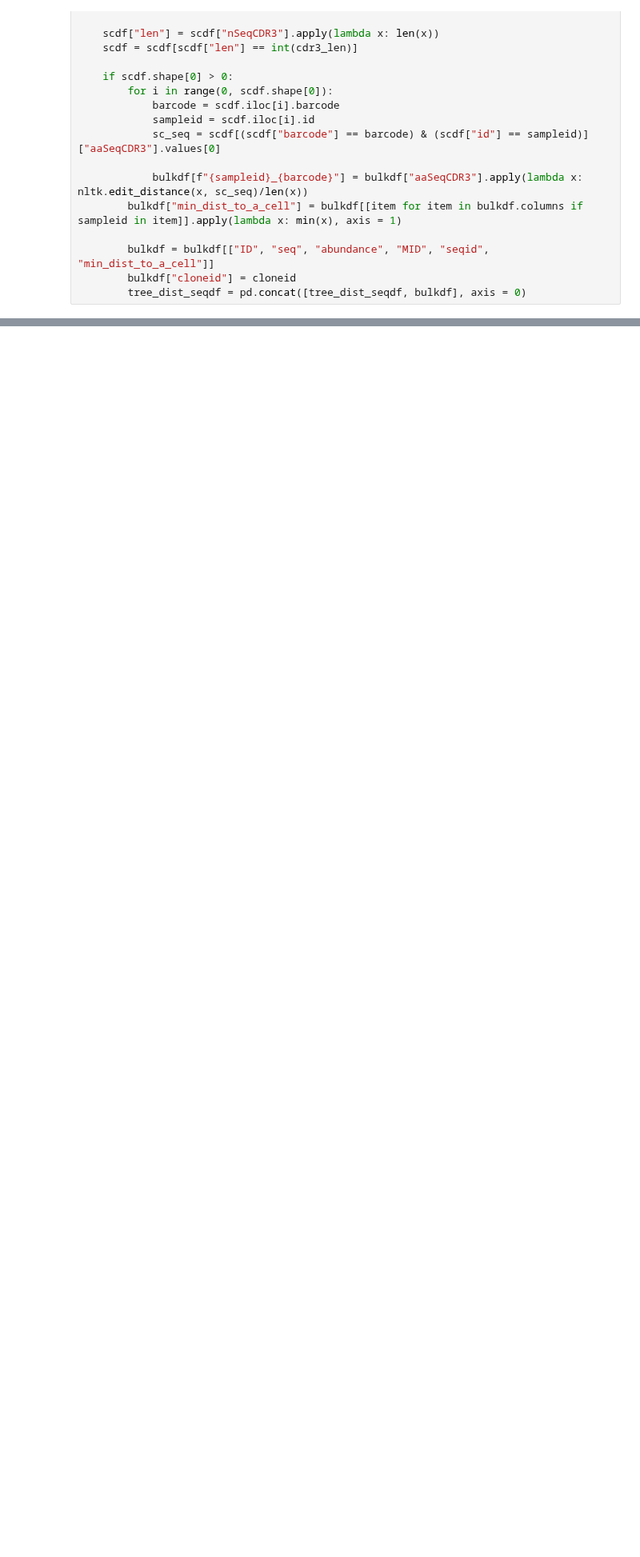
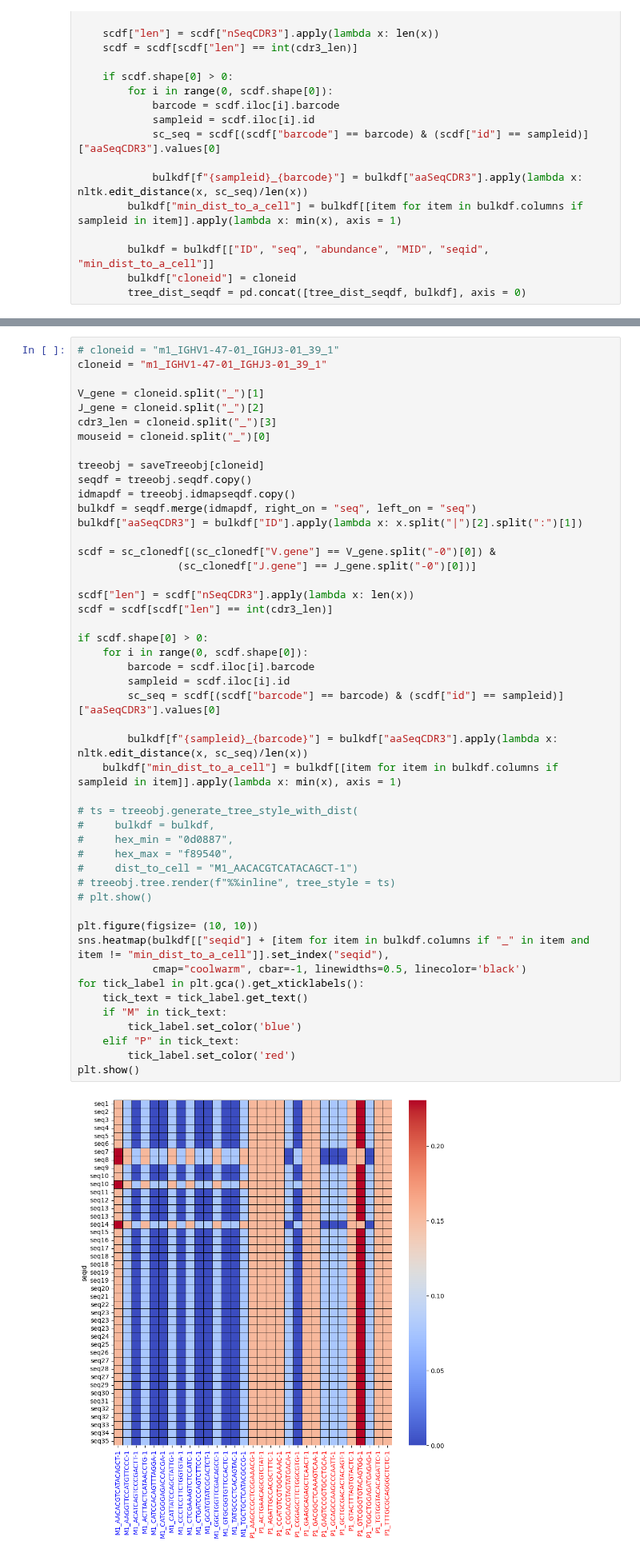
Before and after one commit to hieunguyen4193/sc_bulk_BCR_data_analysis, a Jupyter notebook: Tree06_single_cell_clones_and_bulk_trees_distance_240805_240826.ipynb, the cells around one changed output, grey strips where cells are left out. Shown at 80% size. Cells and saved outputs as stored; diff of their text form; blank space fills up the shorter version.

```diff
--- a/Tree06_single_cell_clones_and_bulk_trees_distance_240805_240826.ipynb
+++ b/Tree06_single_cell_clones_and_bulk_trees_distance_240805_240826.ipynb
@@ -96,0 +131,50 @@ for cloneid in tqdm(maindf.cloneid.unique()):
+# %%
+# cloneid = "m1_IGHV1-47-01_IGHJ3-01_39_1"
+cloneid = "m1_IGHV1-47-01_IGHJ3-01_39_1"
+
+V_gene = cloneid.split("_")[1]
+J_gene = cloneid.split("_")[2]
+cdr3_len = cloneid.split("_")[3]
+mouseid = cloneid.split("_")[0]
+
+treeobj = saveTreeobj[cloneid]
+seqdf = treeobj.seqdf.copy()
+idmapdf = treeobj.idmapseqdf.copy()
+bulkdf = seqdf.merge(idmapdf, right_on = "seq", left_on = "seq")
+bulkdf["aaSeqCDR3"] = bulkdf["ID"].apply(lambda x: x.split("|")[2].split(":")[1])
+
+scdf = sc_clonedf[(sc_clonedf["V.gene"] == V_gene.split("-0")[0]) &
+                (sc_clonedf["J.gene"] == J_gene.split("-0")[0])]
+
+scdf["len"] = scdf["nSeqCDR3"].apply(lambda x: len(x))
+scdf = scdf[scdf["len"] == int(cdr3_len)]
+
+if scdf.shape[0] > 0:
+    for i in range(0, scdf.shape[0]):
+        barcode = scdf.iloc[i].barcode
+        sampleid = scdf.iloc[i].id
+        sc_seq = scdf[(scdf["barcode"] == barcode) & (scdf["id"] == sampleid)]["aaSeqCDR3"].values[0]
+
+        bulkdf[f"{sampleid}_{barcode}"] = bulkdf["aaSeqCDR3"].apply(lambda x: nltk.edit_distance(x, sc_seq)/len(x))
+    bulkdf["min_dist_to_a_cell"] = bulkdf[[item for item in bulkdf.columns if sampleid in item]].apply(lambda x: min(x), axis = 1)
+
+# ts = treeobj.generate_tree_style_with_dist(
+#     bulkdf = bulkdf,
+#     hex_min = "0d0887",
+#     hex_max = "f89540",
+#     dist_to_cell = "M1_AACACGTCATACAGCT-1")
+# treeobj.tree.render(f"%%inline", tree_style = ts)
+# plt.show()
+
+plt.figure(figsize= (10, 10))
+sns.heatmap(bulkdf[["seqid"] + [item for item in bulkdf.columns if "_" in item and item != "min_dist_to_a_cell"]].set_index("seqid"),
+            cmap="coolwarm", cbar=-1, linewidths=0.5, linecolor='black')
+for tick_label in plt.gca().get_xticklabels():
+    tick_text = tick_label.get_text()
+    if "M" in tick_text:
+        tick_label.set_color('blue')
+    elif "P" in tick_text:
+        tick_label.set_color('red')
+plt.show()
+# %% [output]
+[figure, added]
```
Also changed, not shown: parts of 7 cells of this notebook, 1 other file.
